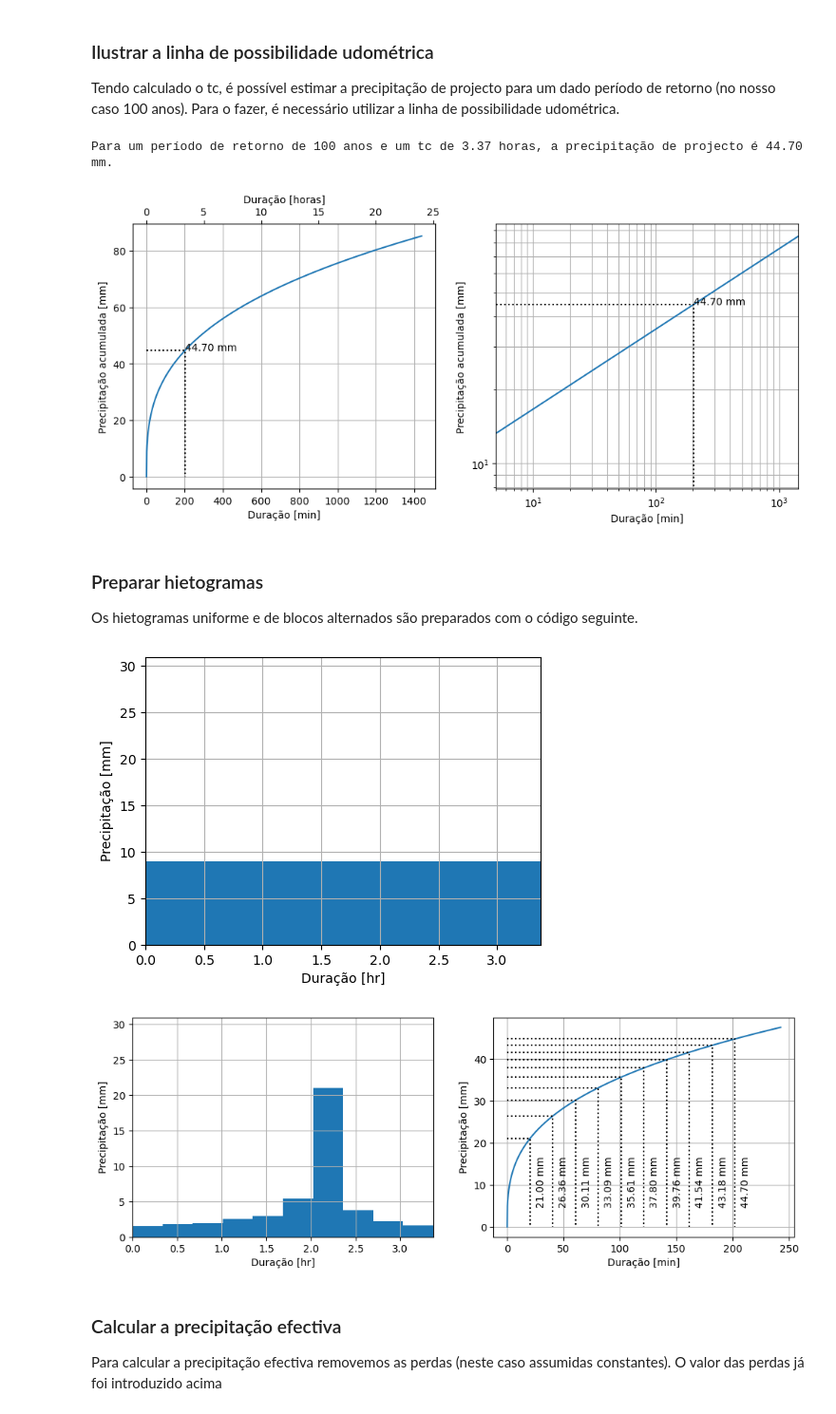
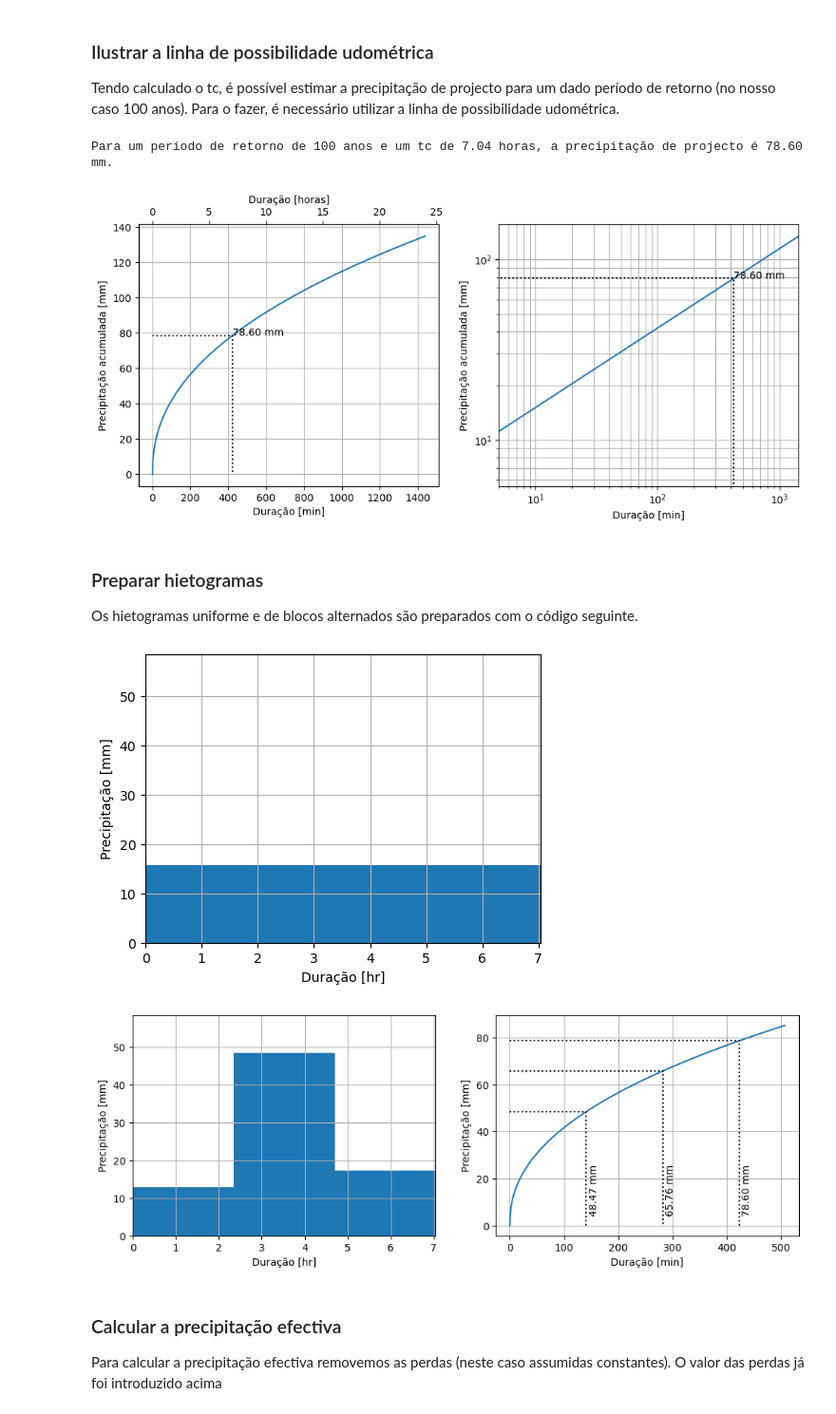
Before and after one commit to JosePedroMatos/HRH, a Jupyter notebook: P5_pt.ipynb, the cells around one changed output. Shown at 95% size. Drawn from its saved outputs; the diff is of its cells as text; code cells hidden in the pictures.

Commit message:
Atualizado para 2026

```diff
--- a/P5_pt.ipynb
+++ b/P5_pt.ipynb
@@ -26,20 +26,20 @@ Abaixo podem substituir os dados por defeito com os da vossa bacia hidrográfica
 Comentários são marcados com "\#"
 # %%
 # Caracterização geomorfológica
-area = 68.051078 # [km2]
-comprimento = 14.21018787 # Comprimento do curso de água principal [km]
-altura_media = 500 # Altura média da bacia hidrográfica [m]
-diferenca_cotas = 521.86 # Diferença de cotas entre o ponto mais alto e o mais baixo do curso de água principal [m]
-declive_medio = 0.036724 # Declive médio adimensional [-] ou [m/m]
-declive_10_85 = 29.723 # Declive 10:85 [m/km]
+area = 186.41 # [km2]
+comprimento = 36.59 # Comprimento do curso de água principal [km]
+altura_media = 473.48 # Altura média da bacia hidrográfica [m]
+diferenca_cotas = 761.27 # Diferença de cotas entre o ponto mais alto e o mais baixo do curso de água principal [m]
+declive_medio = 0.021 # Declive médio adimensional [-] ou [m/m]
+declive_10_85 = 9.13 # Declive 10:85 [m/km]
 
 # Caracterização da precipitação
     # Número de blocos utilizados no hietograma
-numero_blocos = 10
+numero_blocos = 3
 
     # Coeficientes da linha de possibilidade udométrica P=a*t^n para P em [mm] e t em [hr].
-n = 0.3282
-a_hr = 29.999
+n = 0.44
+a_hr = 33.3
     # Cálculo do a para t em [min]
 a = a_hr/60**n
 
@@ -47,12 +47,12 @@ a = a_hr/60**n
 perdas = 0.25
 
 # Caracterização da duração "D" como fracção do tempo de concentração.
-d = 1/10 #
+d = 1/6 #
 
 # Caracterização do HUD a partir de uma lista de coordenadas (x, y) em unidades de "D".
 hud = [(0,0),
-      (4,1),
-      (11,0),
+      (3,1),
+      (7,0),
       ]
 # %% [markdown]
 ### Calcular o tempo de concentração
@@ -73,6 +73,7 @@ tcs['Giandotti'] = (4*area**0.5+1.5*comprimento)/(0.8*altura_media**0.5)
 tcs['Temez'] = 0.3*(comprimento/(declive_medio**0.25))**0.76
 tcs['NERC'] = 2.8*(comprimento/(declive_10_85)**0.5)**0.47
 tcs['Kirpich'] = 0.95*(comprimento**1.155/diferenca_cotas**0.385)
+tcs['VenTeChow'] = 0.16*(comprimento**0.64/declive_medio**0.32)
 
 tcs = pd.DataFrame(data=tcs, index=['tc [hr]']).transpose() # armazenar os dados numa tabela
 tc = tcs.mean().values[0] # .values[0] é um comando interno para retirar um valor "simples" da tabela
@@ -105,6 +107,12 @@ hud_1mm = pd.DataFrame({'tempo [hr]': x_hud,
              })
 hud_1mm.index.name = 'D'
 hud_1mm.loc[:, 'rank'] = hud_1mm.loc[:, 'u [m3/s]'].rank(ascending=False).astype(int)
+
+i_blocos = np.arange(1/numero_blocos/d-1, 1/d+1, 1/numero_blocos/d)
+rank_blocos = hud_1mm.loc[i_blocos, 'u [m3/s]'].rank(ascending=False).astype(int)
+
+hud_1mm.loc[:, 'rank_blocos'] = np.nan
+hud_1mm.loc[i_blocos, 'rank_blocos'] = rank_blocos
 
 fig = plt.figure(figsize=(15*cm, 6*cm))
 gs = fig.add_gridspec(nrows=1, ncols=2)
@@ -187,8 +191,8 @@ ax1.annotate('%0.2f mm' % p_projecto, (tc*60, p_projecto))
 ax1.grid(True, which="both")
 _ = ax1.set_xlim(5, 24*60)
 # %% [output]
-Para um período de retorno de 100 anos e um tc de 3.37 horas, a precipitação de projecto é 44.70 mm.
+Para um período de retorno de 100 anos e um tc de 7.04 horas, a precipitação de projecto é 78.60 mm.
-[figure, old version]
+[figure, new version]
 # %% [markdown]
 ### Preparar hietogramas
 Os hietogramas uniforme e de blocos alternados são preparados com o código seguinte.
@@ -218,36 +222,36 @@ p = a*(x)**n # aplicação da mesma fórmula a todos os x ao mesmo tempo.
 x_alternado = np.linspace(0, tc, numero_blocos+1)
 p_alternado = a*(x_alternado*60)**n
 
 p_diferencas = np.diff(p_alternado)
-i_h_alternado = hud_1mm.loc[:, 'rank'].iloc[1:-1][::-1]-1
+i_h_alternado = hud_1mm.loc[:, 'rank_blocos'].dropna().astype(int).values-1
 p_h_alternado = p_diferencas[i_h_alternado]
 
 
 fig = plt.figure(figsize=(30*cm, 10*cm))
     # Hietograma
 ax0 = fig.add_subplot(gs[:, 0])
 patch = StepPatch(edges = np.linspace(0, tc, numero_blocos+1), values=p_h_alternado)
 ax0.add_patch(patch)
 ax0.set_xlim(0, tc)
 ax0.set_ylim(0, a*(tc/numero_blocos*60)**n+10)
 
 ax0.set_xlabel('Duração [hr]')
 ax0.set_ylabel('Precipitação [mm]')
 plt.grid()
 
     # Linha de possibilidade hidrométrica anotada
 gs = fig.add_gridspec(nrows=1, ncols=2)
 ax1 = fig.add_subplot(gs[:, 1])
 _ = ax1.plot(x, p)
 ax1.set_xlabel('Duração [min]')
 ax1.set_ylabel('Precipitação [mm]')
 for i0 in range(0, numero_blocos):
     ax1.plot([0, x_alternado[i0+1]*60, x_alternado[i0+1]*60],[p_alternado[i0+1], p_alternado[i0+1], 0], ':k')
     ax1.annotate('%0.2f mm' % p_alternado[i0+1], ((i0+1)*tc/numero_blocos*60+5, 5), rotation=90, annotation_clip=False, textcoords='data')
 plt.grid()
 # %% [output]
-[figure, old version]
+[figure, new version]
-[figure, old version]
+[figure, new version]
 # %% [markdown]
 ### Calcular a precipitação efectiva
 Para calcular a precipitação efectiva removemos as perdas (neste caso assumidas constantes). O valor das perdas já foi introduzido acima
```
Also changed, not shown: parts of 9 cells of this notebook.
